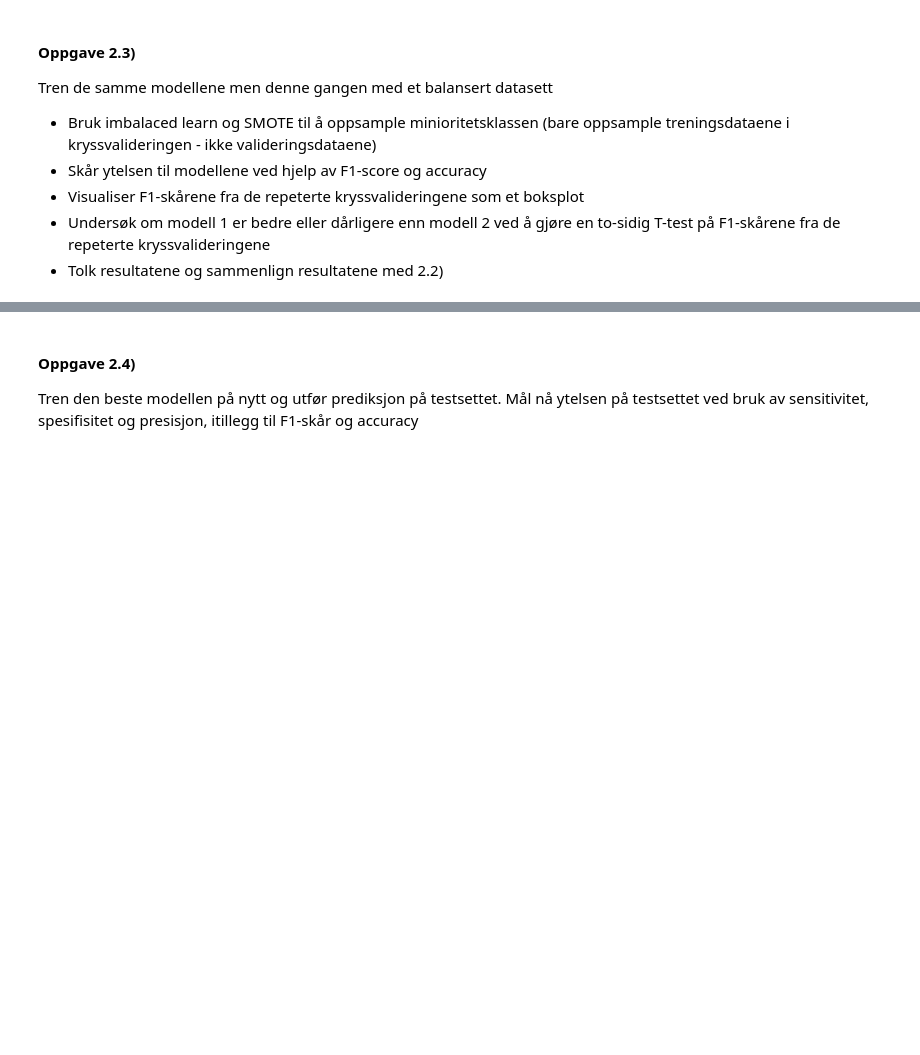
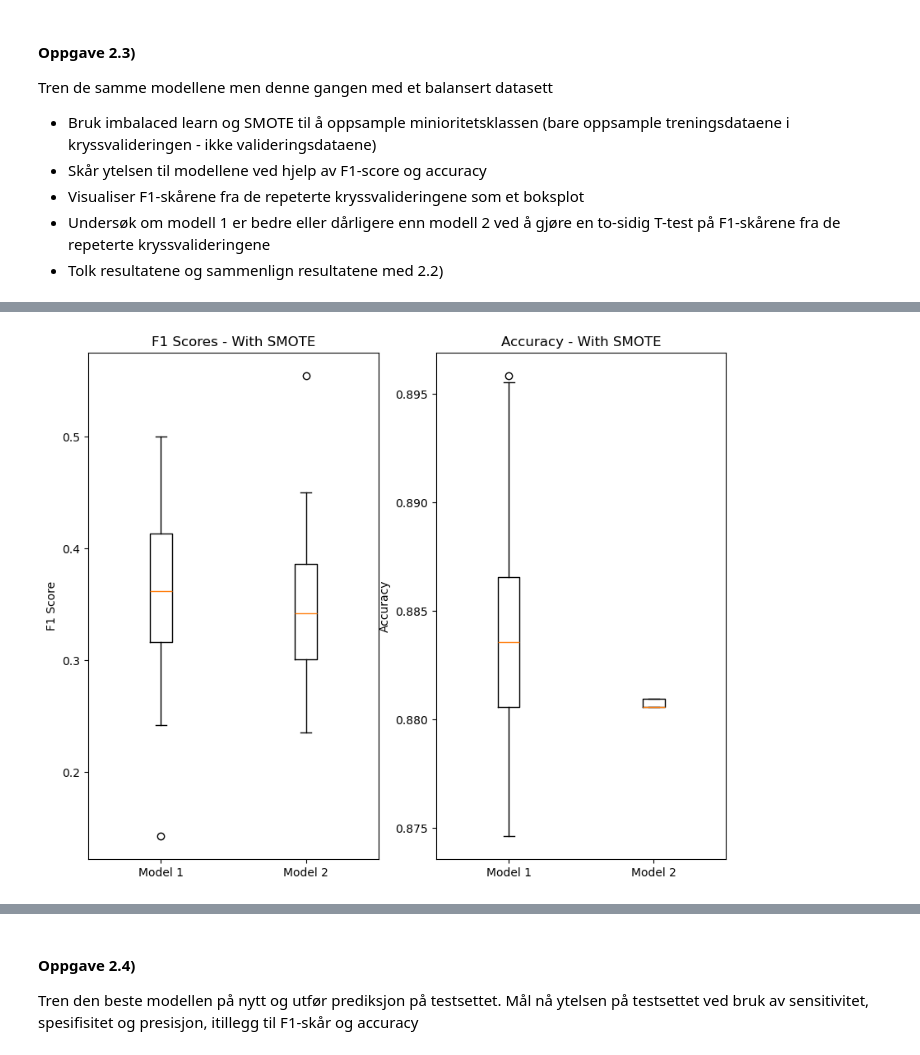
Before and after one commit to Bsingstad/DMBA-ML, a Jupyter notebook: Oblig 2/Oppgave 2.ipynb, the cells around one changed output, grey strips where cells are left out. Cells and saved outputs as stored; diff of their text form; code cells hidden in the pictures; blank space fills up the shorter version.

```diff
--- a/Oblig 2/Oppgave 2.ipynb
+++ b/Oblig 2/Oppgave 2.ipynb
@@ -330,0 +335,87 @@ Tosidig t-testresultat for nøyaktighetspoeng med SMOTE: p-verdi = 2.09948617903
+# %%
+from sklearn.model_selection import cross_val_score, RepeatedStratifiedKFold
+from sklearn.metrics import make_scorer, f1_score, accuracy_score
+from imblearn.over_sampling import SMOTE
+import numpy as np
+import matplotlib.pyplot as plt
+
+# NEW
+
+# Skalering
+skalering = StandardScaler()
+
+# Funksjon for å beregne F1-poeng
+def calculate_f1_scores(model, X, y, cv):
+    f1_scores = []
+    for train_index, test_index in cv.split(X, y):
+        X_train, X_test = X.iloc[train_index], X.iloc[test_index]
+        y_train, y_test = y.iloc[train_index], y.iloc[test_index]
+
+        # Skalering
+        X_train = skalering.fit_transform(X_train)
+        X_test = skalering.transform(X_test)
+
+        # Bruker kun SMOTE på treningsdataene
+        smote = SMOTE()
+        X_train_smote, y_train_smote = smote.fit_resample(X_train, y_train)
+
+        # Konverterer etiketter til heltall
+        y_train_smote = y_train_smote.astype(int)
+        y_test = y_test.astype(int)
+
+        # Trener modellen
+        model.fit(X_train_smote, y_train_smote)
+
+        # Forutsier testsettet
+        y_pred = model.predict(X_test)
+
+        # Beregner F1-poengsum og lagre
+        f1 = f1_score(y_test, y_pred, average='binary')
+        f1_scores.append(f1)
+
+    return np.array(f1_scores)
+
+# Konverterer etiketter til heltall
+y = y.astype(int)
+
+# Modeller
+model1 = RandomForestClassifier(random_state=0, n_estimators=100, max_depth=10)
+model2 = SVC(C = 3, gamma = "auto", kernel = "rbf", random_state=0)
+
+# Kryssvalideringsinnstillinger
+cv = RepeatedStratifiedKFold(n_splits=5, n_repeats=10, random_state=0)
+
+# Poengberegninger
+scoring_f1 = make_scorer(f1_score, average='binary')
+scoring_accuracy = make_scorer(accuracy_score)
+
+# Evaluerer modeller ved å bruke F1-score og nøyaktighet
+scores_model1_f1 = calculate_f1_scores(model1, X, y, cv)
+scores_model2_f1 = calculate_f1_scores(model2, X, y, cv)
+
+scores_model1_accuracy = cross_val_score(model1, X, y, scoring=scoring_accuracy, cv=cv, n_jobs=-1)
+scores_model2_accuracy = cross_val_score(model2, X, y, scoring=scoring_accuracy, cv=cv, n_jobs=-1)
+
+# Calculate p-value for F1 scores
+t_stat, p_value = ttest_rel(scores_model1_f1, scores_model2_f1)
+
+# Print the p-value
+print(f"P-value of F1 Score: {p_value}")
+
+# Visualiserer F1-score og nøyaktighet
+plt.figure(figsize=(10, 8))
+
+# Boksplott for F1-poeng
+plt.subplot(1, 2, 1)
+plt.boxplot([scores_model1_f1, scores_model2_f1], labels=['Model 1', 'Model 2'])
+plt.title('F1 Scores - With SMOTE')
+plt.ylabel('F1 Score')
+
+# Boksplott for nøyaktighet
+plt.subplot(1, 2, 2)
+plt.boxplot([scores_model1_accuracy, scores_model2_accuracy], labels=['Model 1', 'Model 2'])
+plt.title('Accuracy - With SMOTE')
+plt.ylabel('Accuracy')
+
+plt.show()
+# %% [output]
@@ -331,3 +423,4 @@ Tosidig t-testresultat for nøyaktighetspoeng med SMOTE: p-verdi = 2.09948617903
+[figure, added]
 # %% [markdown]
 **Svar:**
 
```
Also changed, not shown: parts of 23 cells of this notebook.
